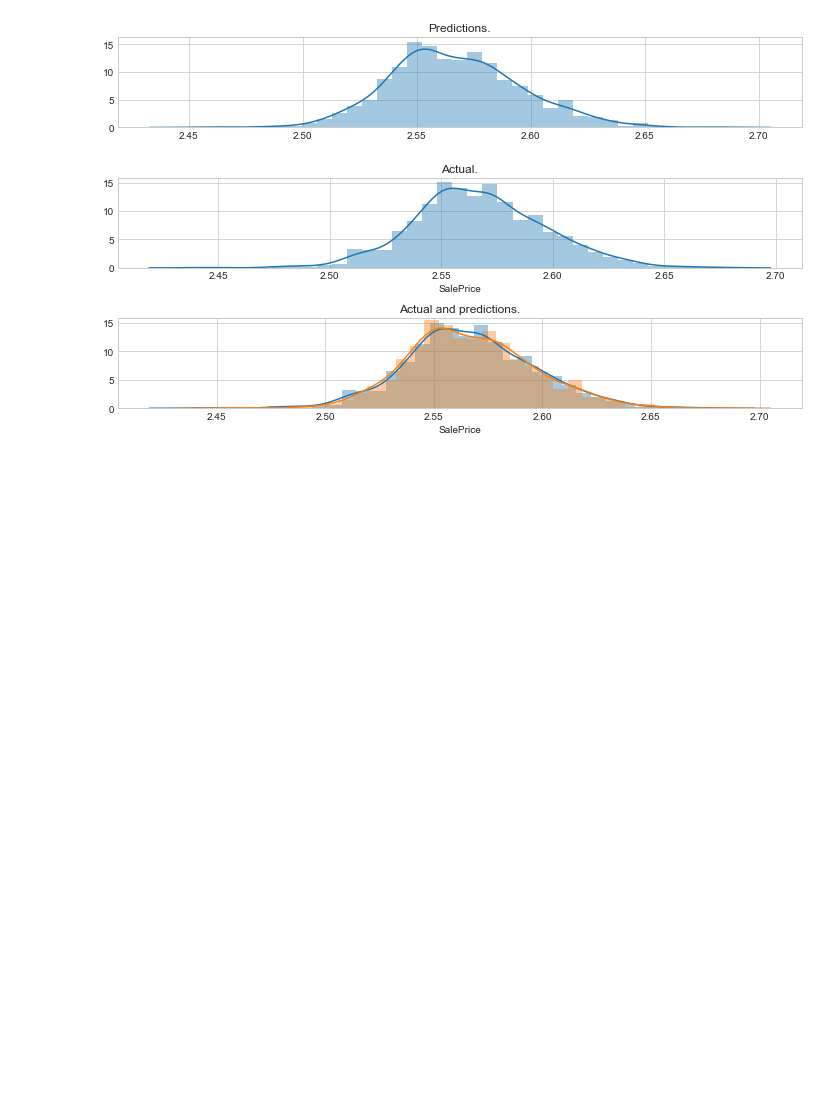
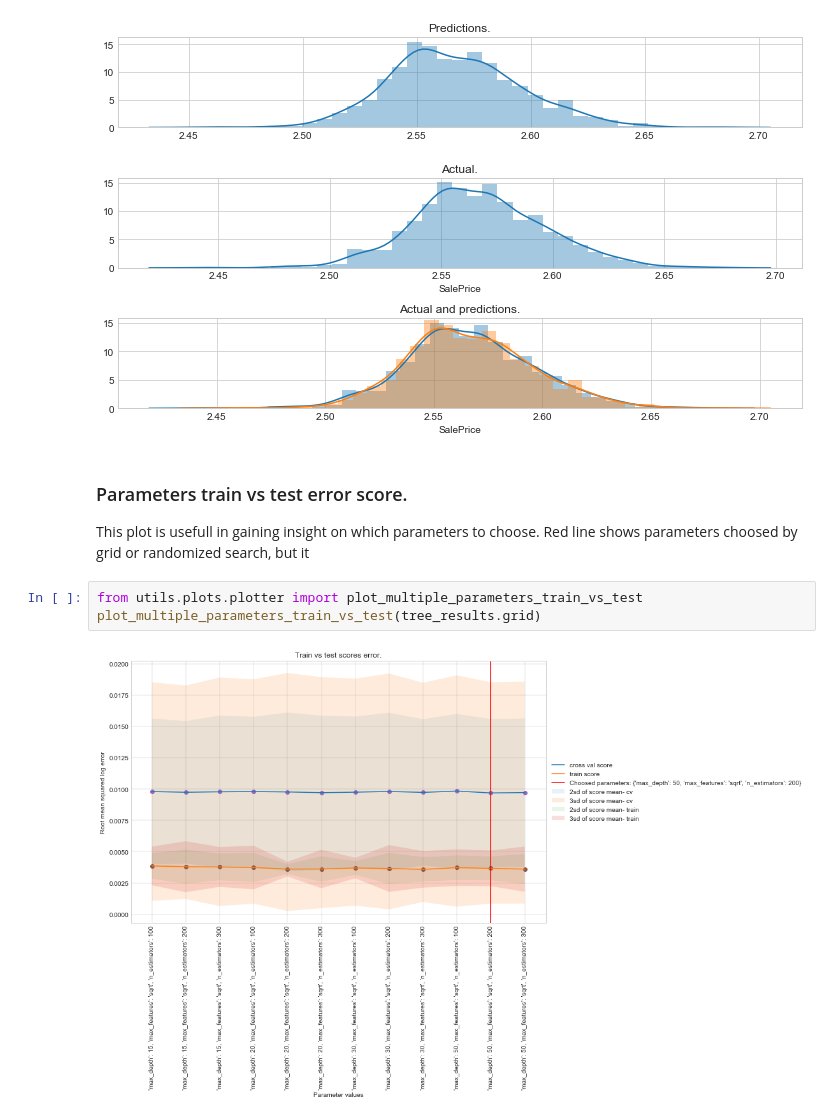
Before and after one commit to matkalinowski/Kaggle-House-prices, a Jupyter notebook: Ensemble.ipynb, the cells around one changed output. Cells and saved outputs as stored; diff of their text form; blank space fills up the shorter version.

Commit message:
Parameters plot information's added.

```diff
--- a/Ensemble.ipynb
+++ b/Ensemble.ipynb
@@ -492,3 +494,12 @@ And the last plot is results distribution plot, another way to determine how goo
 lasso_rp.plot_results_distplot()
 # %% [output]
 [figure]
+# %% [markdown]
+### Parameters train vs test error score.
+
+This plot is usefull in gaining insight on which parameters to choose. Red line shows parameters choosed by grid or randomized search, but it
+# %%
+from utils.plots.plotter import plot_multiple_parameters_train_vs_test
+plot_multiple_parameters_train_vs_test(tree_results.grid)
+# %% [output]
+[figure, added]
```
Also changed, not shown: parts of 1 cell of this notebook.
